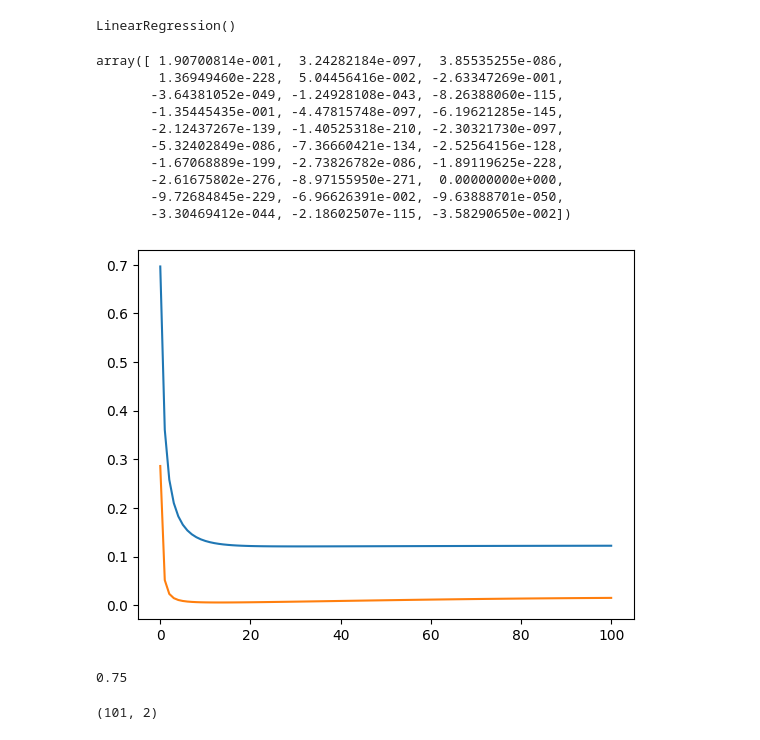
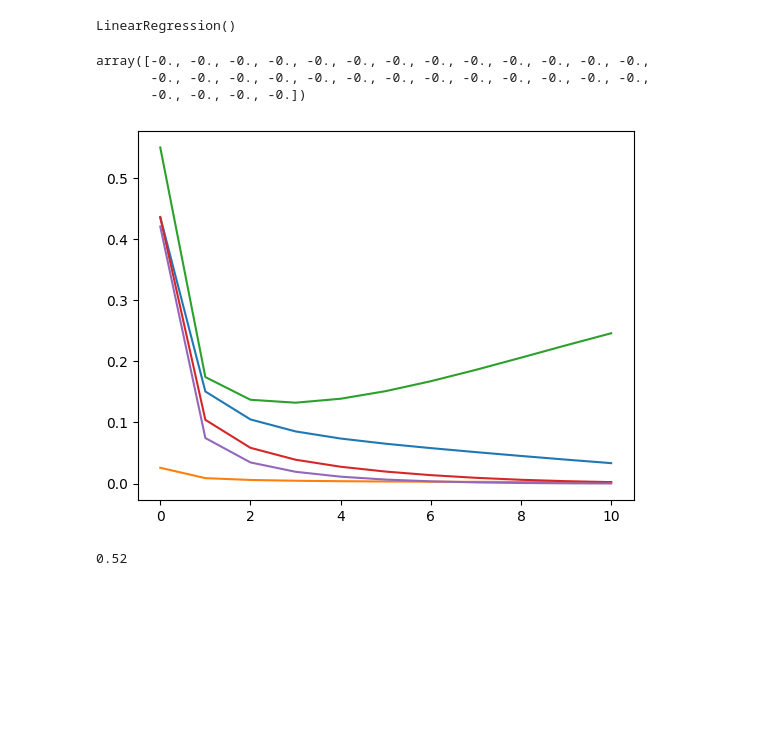
Before and after one commit to joaovaleriano/gLV_OED, a Jupyter notebook: notebooks/analysis_all_growth.ipynb, the cells around one changed output. Cells and saved outputs as stored; diff of their text form; code cells hidden in the pictures; blank space fills up the shorter version.

```diff
--- a/notebooks/analysis_all_growth.ipynb
+++ b/notebooks/analysis_all_growth.ipynb
@@ -1236,19 +1238,5 @@ def pred(y, t, p, n):
         out[i] = euler(glv_rhs, t[i], y[i], p, n, dt[i]/n)
 
     return out
-# %%
-a, b = euler_f_and_grad(glv_and_grad_rhs, 0., x, p, 1, 0.1)
-a@b
-# %% [output]
-array([ 1.90700814e-001,  3.24282184e-097,  3.85535255e-086,
-        1.36949460e-228,  5.04456416e-002, -2.63347269e-001,
-       -3.64381052e-049, -1.24928108e-043, -8.26388060e-115,
-       -1.35445435e-001, -4.47815748e-097, -6.19621285e-145,
-       -2.12437267e-139, -1.40525318e-210, -2.30321730e-097,
-       -5.32402849e-086, -7.36660421e-134, -2.52564156e-128,
-       -1.67068889e-199, -2.73826782e-086, -1.89119625e-228,
-       -2.61675802e-276, -8.97155950e-271,  0.00000000e+000,
-       -9.72684845e-229, -6.96626391e-002, -9.63888701e-050,
-       -3.30469412e-044, -2.18602507e-115, -3.58290650e-002])
 # %%
 @njit
@@ -1265,45 +1252,48 @@ def mse_grad(y, t, p, n):
+# %%
+mse_grad(x_hist[:-1], x_hist[1:], t_hist, np.diff(t_hist), p, 100)
+# %% [output]
+array([-0., -0., -0., -0., -0., -0., -0., -0., -0., -0., -0., -0., -0.,
+       -0., -0., -0., -0., -0., -0., -0., -0., -0., -0., -0., -0., -0.,
+       -0., -0., -0., -0.])
 # %%
-n_sp = 2
+n_sp = 5
 
-np.random.seed(123)
+np.random.seed(2)
 x = np.random.uniform(0, 1, n_sp)
 r = np.random.uniform(0, 1, n_sp)
 A = np.random.normal(0, 1, (n_sp,n_sp))
-A -= np.eye(n_sp)*A + np.abs(np.random.normal(0, 1, n_sp))*1.5
+A -= np.eye(n_sp)*A + np.abs(np.random.normal(0, 1, n_sp))*2
 
 p = np.concatenate((r, A.flatten()))
 
 t = 0.
 t_hist = [t]
 x_hist = [x]
-dt = 0.001
-n_steps = 100
-n_dt = 1000
+dt = 0.01
+n_steps = 10
+n_dt = 100
 
 for i in range(n_steps):
-    x = euler_f_and_grad(glv_and_grad_rhs, 0, x, p, n_dt, dt)[0]
+    x = euler(glv_rhs, t, x, p, n_dt, dt)
     t += n_dt*dt
     x_hist.append(x)
     t_hist.append(t)
 
 x_hist = np.array(x_hist)
+# x_hist += np.random.normal(0, 0.1, x_hist.shape)*x_hist
 t_hist = np.array(t_hist)
 
 plt.plot(t_hist, x_hist)
 plt.show()
 # %% [output]
-[figure, old version]
+[figure, new version]
 # %%
 reg = lm.LinearRegression()
 reg.fit(x_hist[:-1], np.diff(np.log(x_hist)/(n_dt*dt), axis=0))
 p_ = np.concatenate((reg.intercept_, reg.coef_.flatten()))
 print((np.sign(reg.coef_)==np.sign(A)).mean())
 # %% [output]
-0.75
+0.52
-# %%
-x_hist.shape
-# %% [output]
-(101, 2)
 # %%
 @njit
 def batch_sgd_rmsprop(x_hist, t_hist, p, n, alpha, gamma, eps, Eg2, n_it=1):
```
Also changed, not shown: parts of 42 cells of this notebook, 4 other files.
